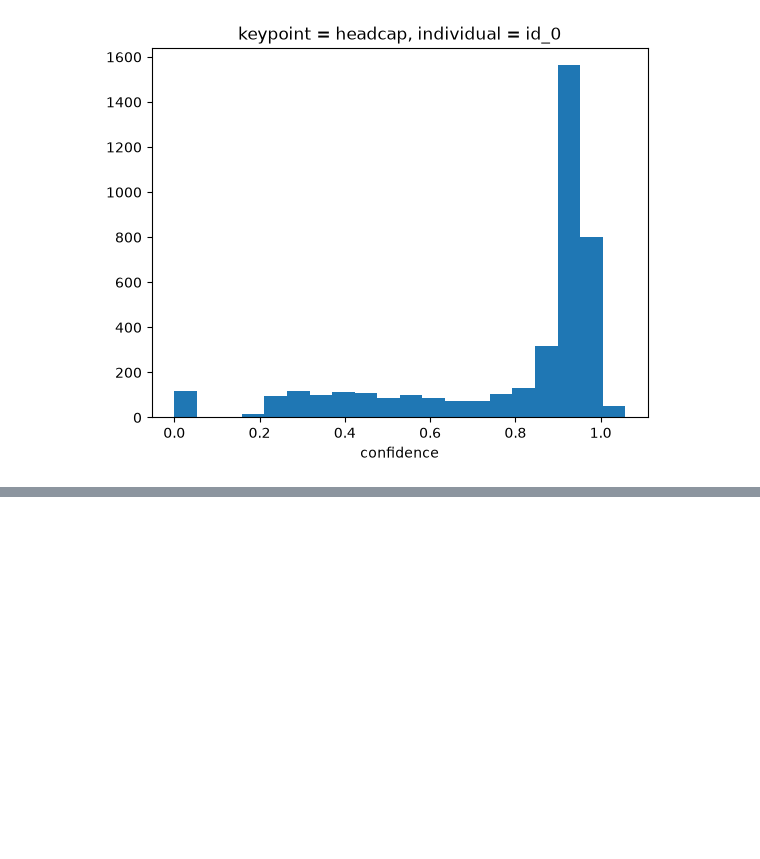
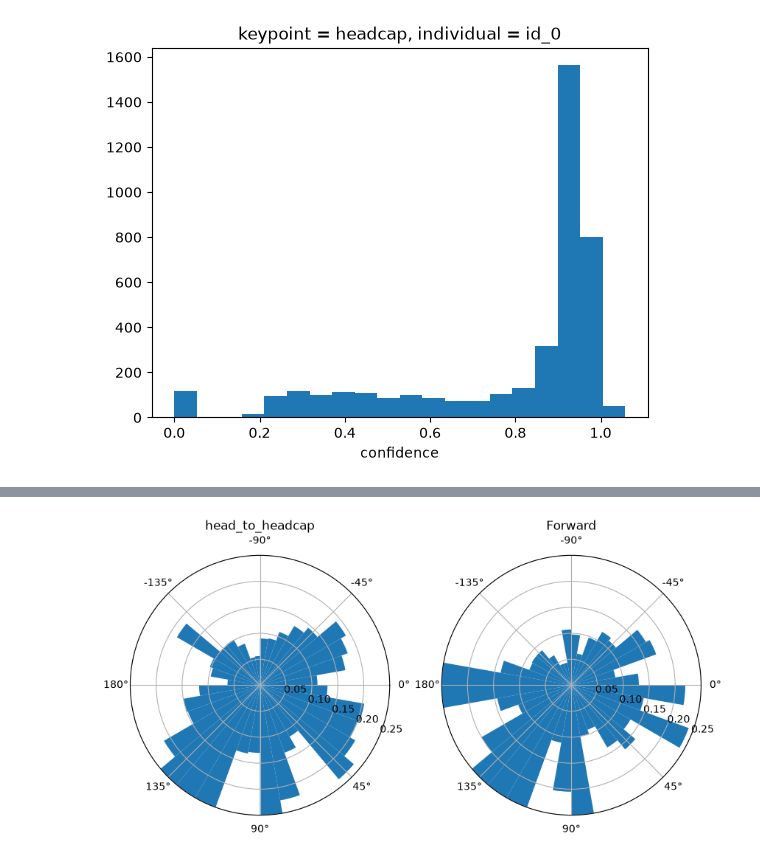
Before and after one commit to SaraMarcoccia/Prototype-for-integrating-movement-SpikeInterface-and-pynapple-OSSS2026-, a Jupyter notebook: HeadCentroid_Directory_YJL.ipynb, the cells around one changed output, grey strips where cells are left out. Cells and saved outputs as stored; diff of their text form; code cells hidden in the pictures; blank space fills up the shorter version.

```diff
--- a/HeadCentroid_Directory_YJL.ipynb
+++ b/HeadCentroid_Directory_YJL.ipynb
@@ -180,0 +312,81 @@ print(ds_headcap.position.log)
+# %%
+head_to_headcap_polar = cart2pol(head_to_headcap)
+head_to_headcap_cart = pol2cart(head_to_headcap_polar)
+
+forward_vector = compute_forward_vector(
+    ds_smooth.position,
+    left_keypoint="left_ear",
+    right_keypoint="right_ear",
+    camera_view="top_down",
+)
+forward_vector_angle = compute_forward_vector_angle(
+    ds_smooth.position,
+    left_keypoint="left_ear",
+    right_keypoint="right_ear",
+    # Optional parameters:
+    reference_vector=(1, 0),  # positive x-axis
+    camera_view="top_down",
+    in_degrees=False,  # set to True for degrees
+)
+
+def plot_polar_histogram(da, bin_width_deg=15, ax=None):
+    """Plot a polar histogram of the data in the given DataArray.
+
+    Parameters
+    ----------
+    da : xarray.DataArray
+        A DataArray containing angle data in radians.
+    bin_width_deg : int, optional
+        Width of the bins in degrees.
+    ax : matplotlib.axes.Axes, optional
+        The axes on which to plot the histogram.
+
+    """
+    n_bins = int(360 / bin_width_deg)
+
+    if ax is None:
+        fig, ax = plt.subplots(  # initialise figure with polar projection
+            1, 1, figsize=(5, 5), subplot_kw={"projection": "polar"}
+        )
+    else:
+        fig = ax.figure  # or use the provided axes
+
+    # plot histogram using xarray's built-in histogram function
+    da.plot.hist(
+        bins=np.linspace(-np.pi, np.pi, n_bins + 1), ax=ax, density=True
+    )
+
+    # axes settings
+    ax.set_theta_direction(-1)  # theta increases in clockwise direction
+    ax.set_theta_offset(0)  # set zero at the right
+    ax.set_xlabel("")  # remove default x-label from xarray's plot.hist()
+
+    # set xticks to match the phi values in degrees
+    n_xtick_edges = 9
+    ax.set_xticks(np.linspace(0, 2 * np.pi, n_xtick_edges)[:-1])
+    xticks_in_deg = (
+        list(range(0, 180 + 45, 45)) + list(range(0, -180, -45))[-1:0:-1]
+    )
+    ax.set_xticklabels([str(t) + "\N{DEGREE SIGN}" for t in xticks_in_deg])
+
+    return fig, ax
+
+
+head_to_headcap_angle = head_to_headcap_polar.sel(space_pol="phi")
+angle_arrays = [head_to_headcap_angle, forward_vector_angle]
+angle_titles = ["head_to_headcap", "Forward"]
+
+fig, axes = plt.subplots(
+    1, 2, figsize=(10, 5), subplot_kw={"projection": "polar"}
+)
+for i, angles in enumerate(angle_arrays):
+    title = angle_titles[i]
+    ax = axes[i]
+    plot_polar_histogram(angles, bin_width_deg=10, ax=ax)
+    ax.set_ylim(0, 0.25)  # force same y-scale (density) for both plots
+    ax.set_title(title, pad=25)
+
+angles_diff = forward_vector_angle - head_to_headcap_angle
+fig, ax = plot_polar_histogram(angles_diff, bin_width_deg=10)
+ax.set_title("Forward vector angle - head_to_headcap angle", pad=25)
+# %% [output]
@@ -180,0 +394 @@ print(ds_headcap.position.log)
+[figure, added]
```
Also changed, not shown: parts of 8 cells of this notebook, 3 other files.
